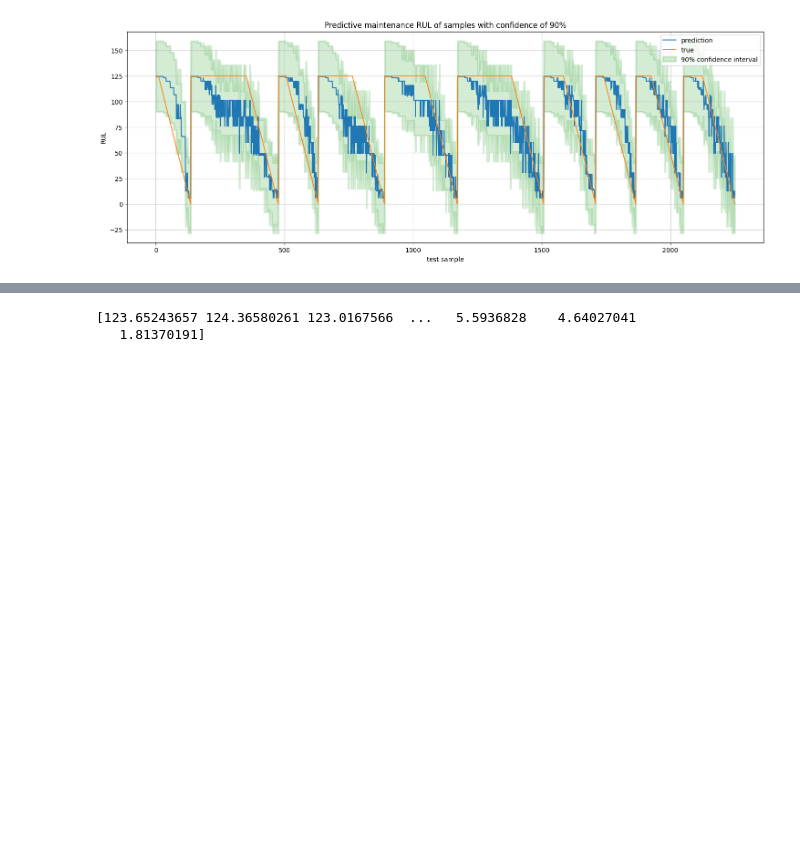
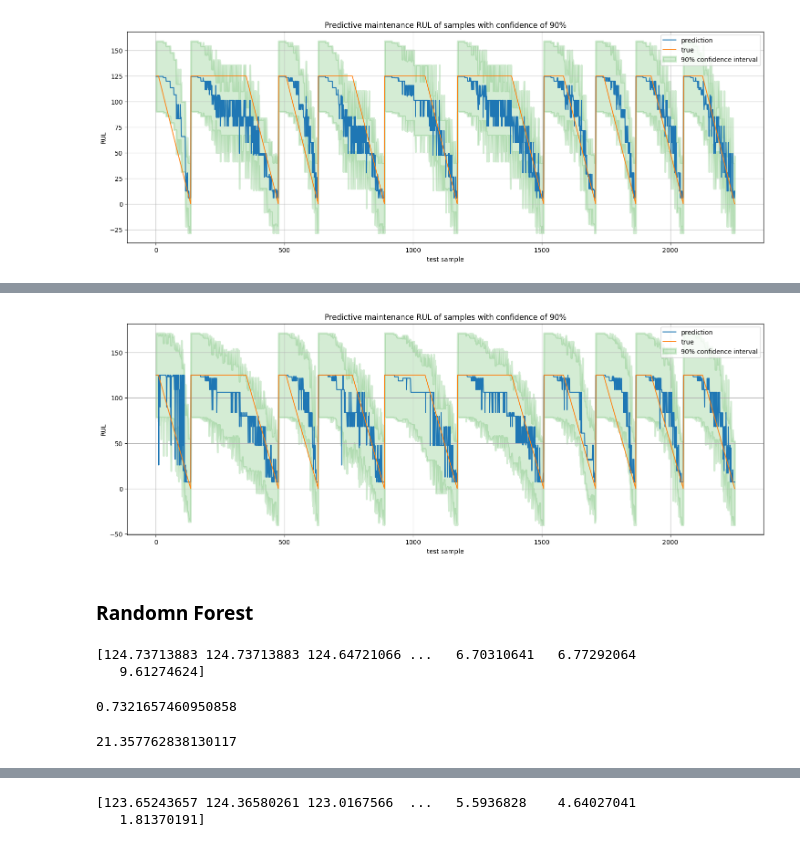
Before and after one commit to mpova/thes, a Jupyter notebook: crepes_model.ipynb, the cells around one changed output, grey strips where cells are left out. Drawn from its saved outputs; the diff is of its cells as text; code cells hidden in the pictures; blank space fills up the shorter version.

```diff
--- a/crepes_model.ipynb
+++ b/crepes_model.ipynb
@@ -355,0 +393,6 @@ plot_with_cp(y_test, y_pred_dt, y_pis_dt, "90")
+# %%
+plot_with_cp(y_test, y_pred_dt, y_pis_dt, "90")
+# %% [output]
+[figure, added]
+# %% [markdown]
+### Randomn Forest
@@ -355,0 +401,13 @@ plot_with_cp(y_test, y_pred_dt, y_pis_dt, "90")
+# %%
+y_pred_rf, y_pis_rf = conformal_prediction_crepes(RF_model, 0.1, X_cal, y_cal, X_test)
+# %% [output]
+[124.73713883 124.73713883 124.64721066 ...   6.70310641   6.77292064
+   9.61274624]
+# %%
+r2_score(y_test, y_pred_rf)
+# %% [output]
+0.7321657460950858
+# %%
+mean_squared_error(y_test,y_pred_rf,squared=False)
+# %% [output]
+21.357762838130117
```
Also changed, not shown: parts of 59 cells of this notebook.
